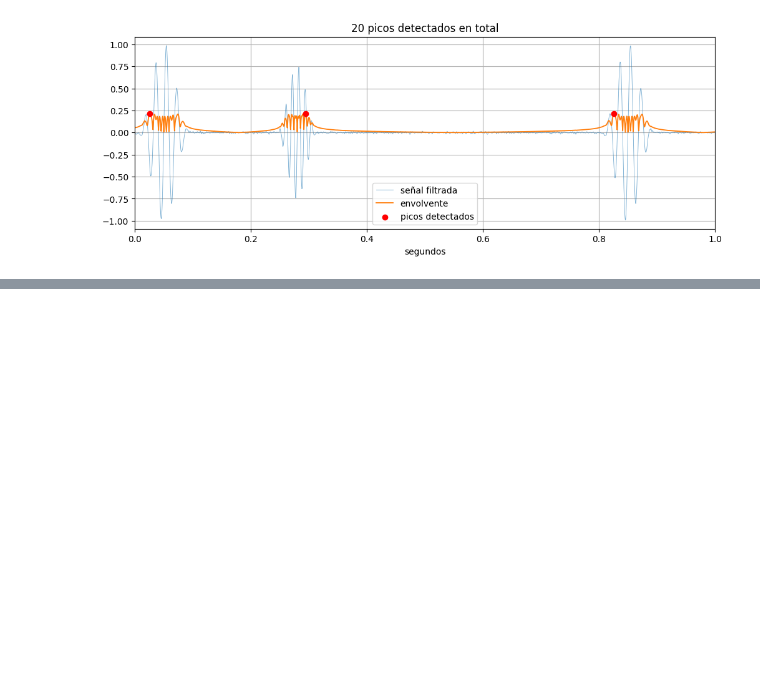
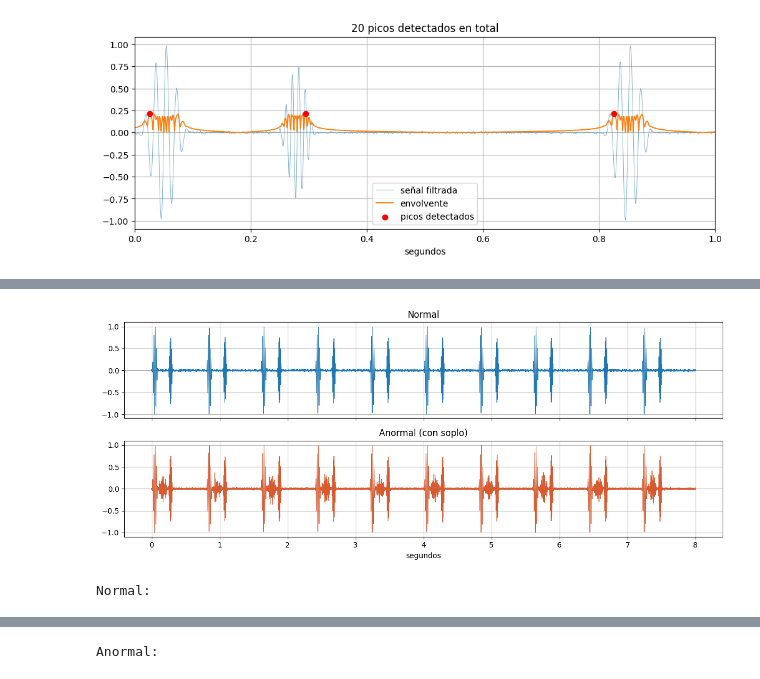
Before and after one commit to fortunatoramirez/clasificador-ac, a Jupyter notebook: notebooks/entorno.ipynb, the cells around one changed output, grey strips where cells are left out. Saved outputs shown, nothing was run; the diff lists cells and outputs as text; code cells hidden in the pictures; blank space fills up the shorter version.

```diff
--- a/notebooks/entorno.ipynb
+++ b/notebooks/entorno.ipynb
@@ -161,6 +161,8 @@ plt.show()
 # %% [output]
 [figure]
 # %%
+mfcc = librosa.feature.mfcc(y=señal_filtrada.astype(float), sr=FS, n_mfcc=8)
+print("forma del resultado (filas, columnas):", mfcc.shape)
 mfcc_normalizado = (mfcc - mfcc.mean(axis=1, keepdims=True)) / mfcc.std(axis=1, keepdims=True)
 
 plt.figure(figsize=(12, 4))
@@ -174 +177,14 @@ plt.show()
 [figure]
+# %%
+mfcc_promedio = mfcc.mean(axis=1)
+mfcc_variacion = mfcc.std(axis=1)
+
+print("forma de mfcc_promedio:", mfcc_promedio.shape)
+print("forma de mfcc_variacion:", mfcc_variacion.shape)
+
+feats = {}
+for i in range(8):
+    feats[f'mfcc{i+1}_promedio'] = float(mfcc_promedio[i])
+    feats[f'mfcc{i+1}_variacion'] = float(mfcc_variacion[i])
+
+print(feats)
@@ -174,0 +274,48 @@ plt.show()
+# %%
+def generar_grabacion(bpm, duracion, anormal, fs, rng):
+    t = np.arange(0, duracion, 1/fs)
+    cycle_len = 60.0 / bpm
+    señal = np.zeros_like(t)
+    n_ciclos = int(duracion / cycle_len)
+
+    for i in range(n_ciclos):
+        inicio_ciclo = i * cycle_len
+        s1_centro = inicio_ciclo + 0.05
+        s2_centro = inicio_ciclo + 0.35*cycle_len
+        s1 = hann_pulse(t, center=s1_centro, dur=0.09, freq=55, amp=1.0)
+        s2 = hann_pulse(t, center=s2_centro, dur=0.07, freq=90, amp=0.75)
+        señal += s1 + s2
+
+        if anormal:
+            centro_soplo = s1_centro + 0.5*(s2_centro - s1_centro)
+            duracion_soplo = (s2_centro - s1_centro) - 0.05
+            señal += soplo(t, centro=centro_soplo, duracion=duracion_soplo, amp=0.4, fs=fs, rng=rng)
+
+    señal = señal / np.max(np.abs(señal))
+    ruido = rng.normal(0, 0.01, size=t.shape)
+    señal = señal + ruido
+    señal = señal / np.max(np.abs(señal))
+    return t, señal
+
+t, grabacion_normal = generar_grabacion(bpm=75, duracion=8.0, anormal=False, fs=FS, rng=RNG)
+t, grabacion_anormal = generar_grabacion(bpm=75, duracion=8.0, anormal=True, fs=FS, rng=RNG)
+
+fig, axes = plt.subplots(2, 1, figsize=(12, 5), sharex=True)
+axes[0].plot(t, grabacion_normal, linewidth=0.7)
+axes[0].set_title('Normal')
+axes[1].plot(t, grabacion_anormal, linewidth=0.7, color='#D85A30')
+axes[1].set_title('Anormal (con soplo)')
+axes[1].set_xlabel('segundos')
+plt.tight_layout()
+plt.show()
+
+print("Normal:")
+display(Audio(grabacion_normal, rate=FS))
+print("Anormal:")
+display(Audio(grabacion_anormal, rate=FS))
+
+audio_int16 = (grabacion_anormal * 32767).astype(np.int16)
+wavfile.write('ejemplo_latido_anormal.wav', FS, audio_int16)
+# %% [output]
+[figure, added]
+Normal:
@@ -174,0 +323 @@ plt.show()
+Anormal:
```
Also changed, not shown: parts of 6 cells of this notebook, 1 other file.
